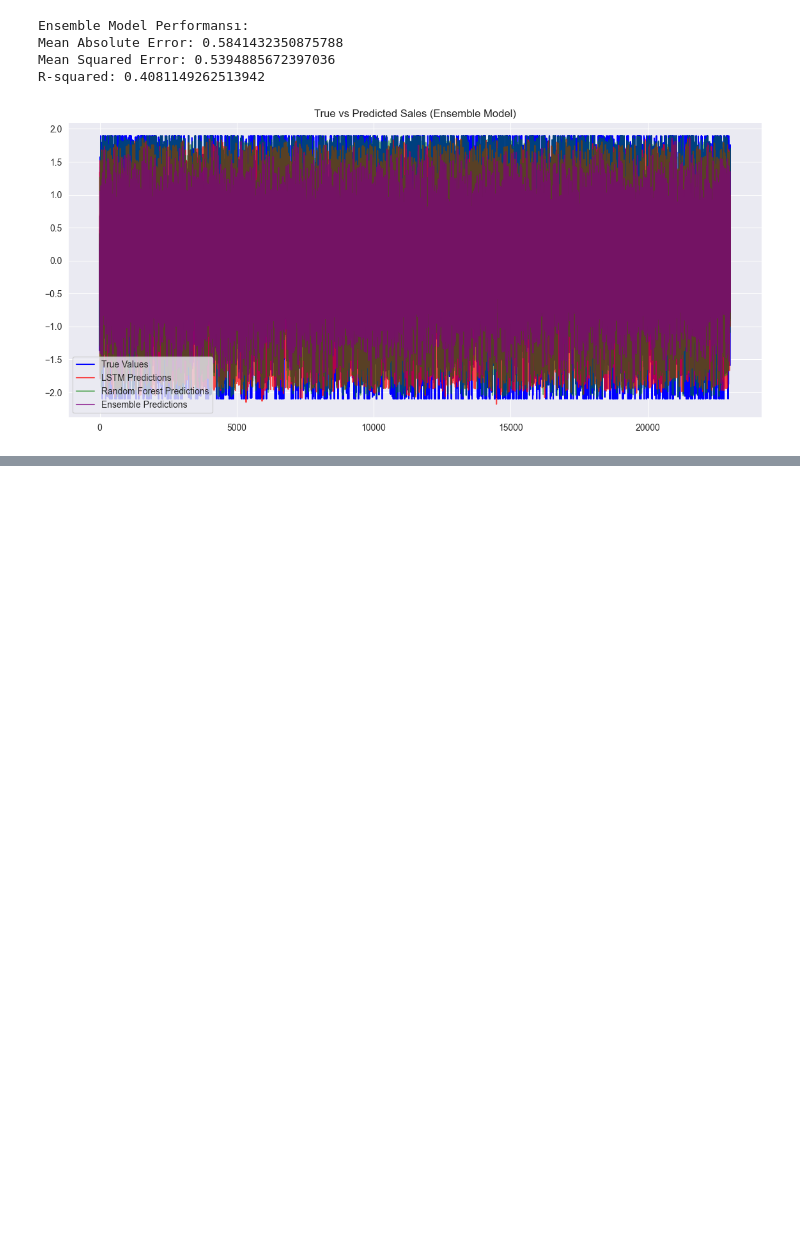
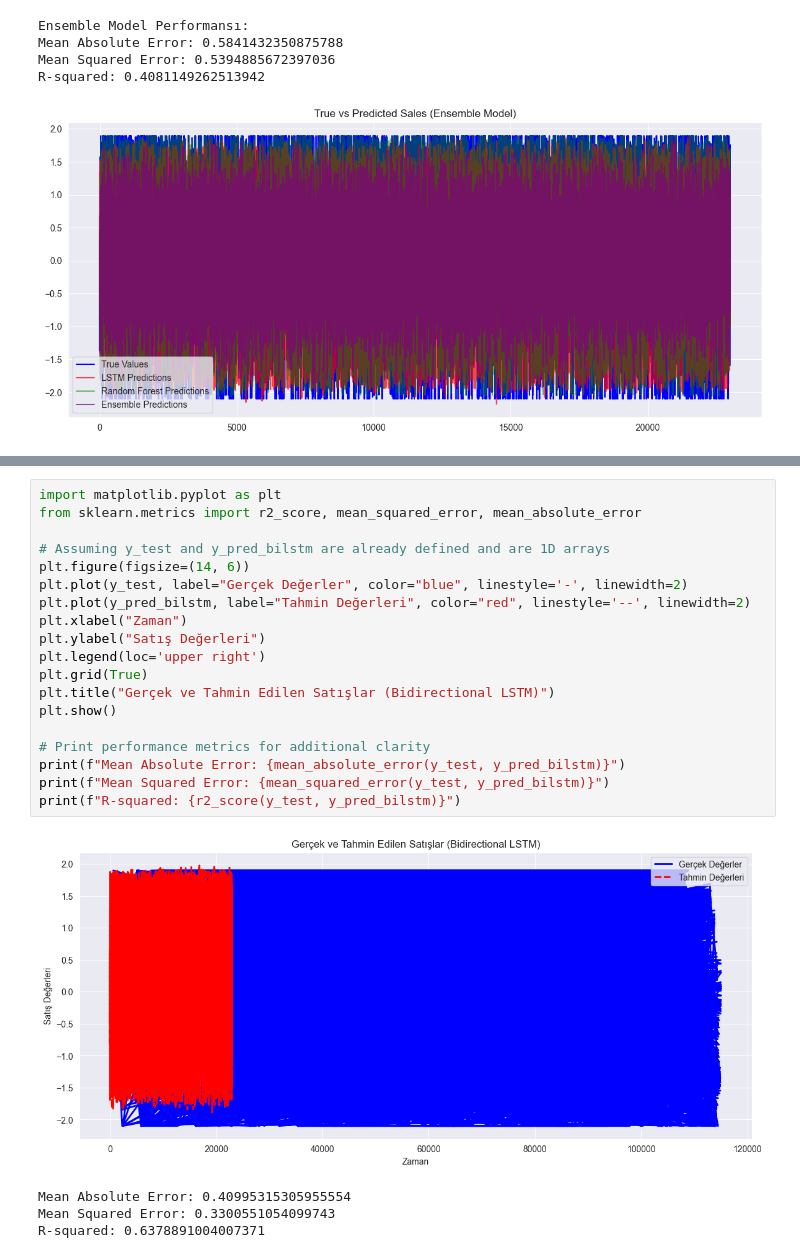
Before and after one commit to egemenozen1/Walmart-LSTM-Sales-Forecasting, a Jupyter notebook: Notebooks/Notebook2-ModelDevelopment.ipynb, the cells around one changed output, grey strips where cells are left out. Cells and saved outputs as stored; diff of their text form; blank space fills up the shorter version.

```diff
--- a/Notebooks/Notebook2-ModelDevelopment.ipynb
+++ b/Notebooks/Notebook2-ModelDevelopment.ipynb
@@ -465,0 +483,24 @@ R-squared: 0.5170411709590395
+# %%
+import matplotlib.pyplot as plt
+from sklearn.metrics import r2_score, mean_squared_error, mean_absolute_error
+
+# Assuming y_test and y_pred_bilstm are already defined and are 1D arrays
+plt.figure(figsize=(14, 6))
+plt.plot(y_test, label="Gerçek Değerler", color="blue", linestyle='-', linewidth=2)
+plt.plot(y_pred_bilstm, label="Tahmin Değerleri", color="red", linestyle='--', linewidth=2)
+plt.xlabel("Zaman")
+plt.ylabel("Satış Değerleri")
+plt.legend(loc='upper right')
+plt.grid(True)
+plt.title("Gerçek ve Tahmin Edilen Satışlar (Bidirectional LSTM)")
+plt.show()
+
+# Print performance metrics for additional clarity
+print(f"Mean Absolute Error: {mean_absolute_error(y_test, y_pred_bilstm)}")
+print(f"Mean Squared Error: {mean_squared_error(y_test, y_pred_bilstm)}")
+print(f"R-squared: {r2_score(y_test, y_pred_bilstm)}")
+# %% [output]
+[figure, added]
+Mean Absolute Error: 0.40995315305955554
+Mean Squared Error: 0.3300551054099743
+R-squared: 0.6378891004007371
```
Also changed, not shown: parts of 14 cells of this notebook.
